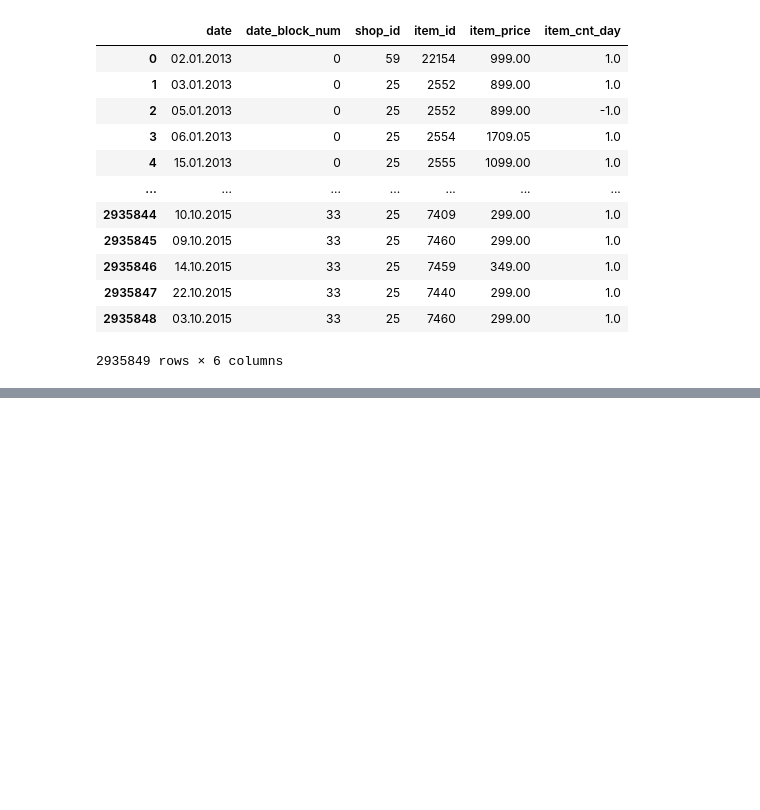
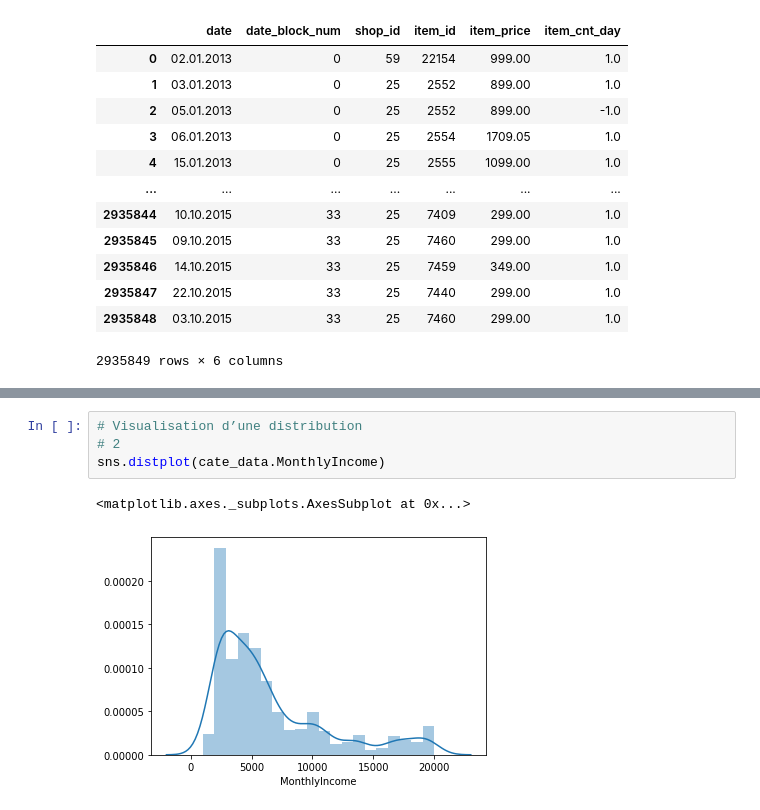
Before and after one commit to syvtoto/BigData, a Jupyter notebook: BigData_20-04.ipynb, the cells around one changed output, grey strips where cells are left out. Drawn from its saved outputs; the diff is of its cells as text; blank space fills up the shorter version.

```diff
--- a/BigData_20-04.ipynb
+++ b/BigData_20-04.ipynb
@@ -134,0 +195,7 @@ sns.relplot(x='date',y='item_id',data=sales_data_sample, sizes=(20, 6))
+# %%
+# Visualisation d’une distribution
+# 2
+sns.distplot(cate_data.MonthlyIncome)
+# %% [output]
+<matplotlib.axes._subplots.AxesSubplot at 0x...>
+[figure, added]
```
Also changed, not shown: parts of 16 cells of this notebook.
